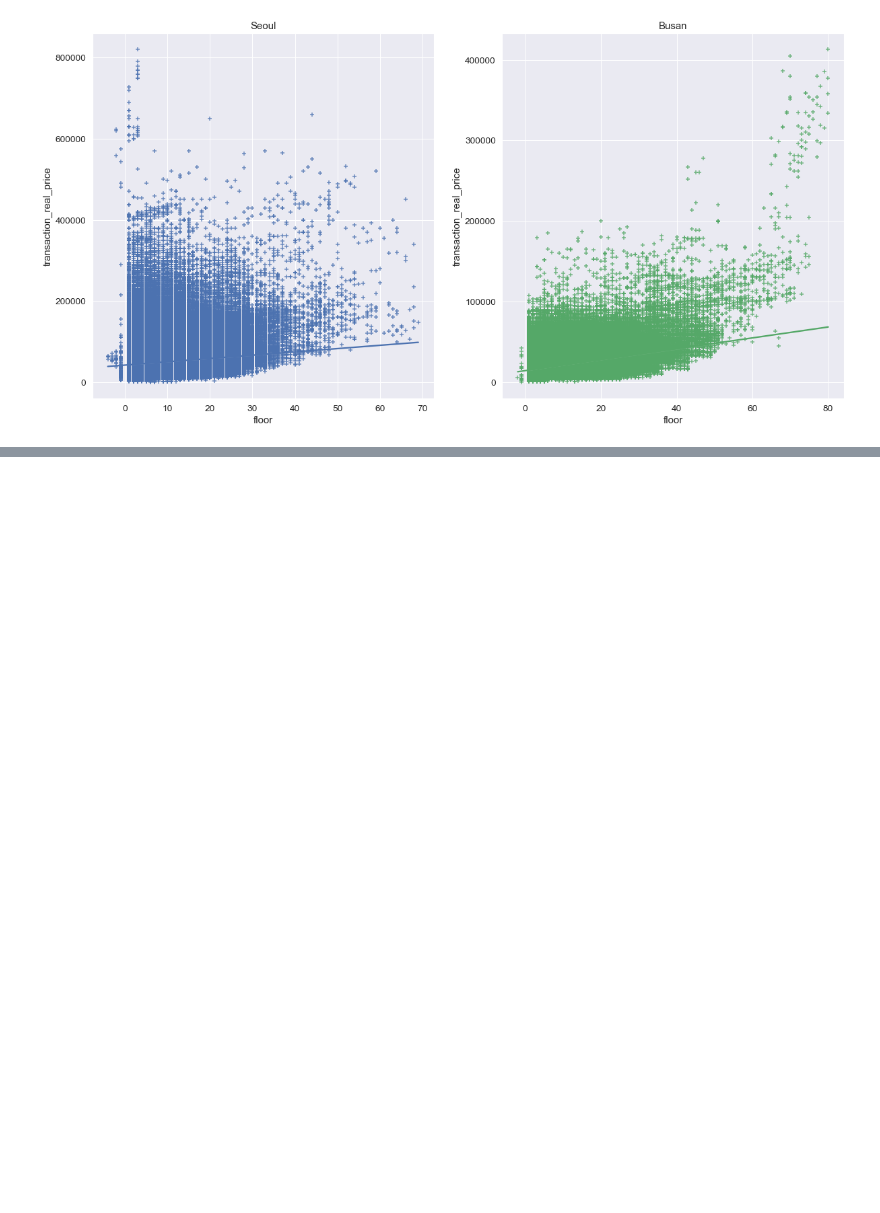
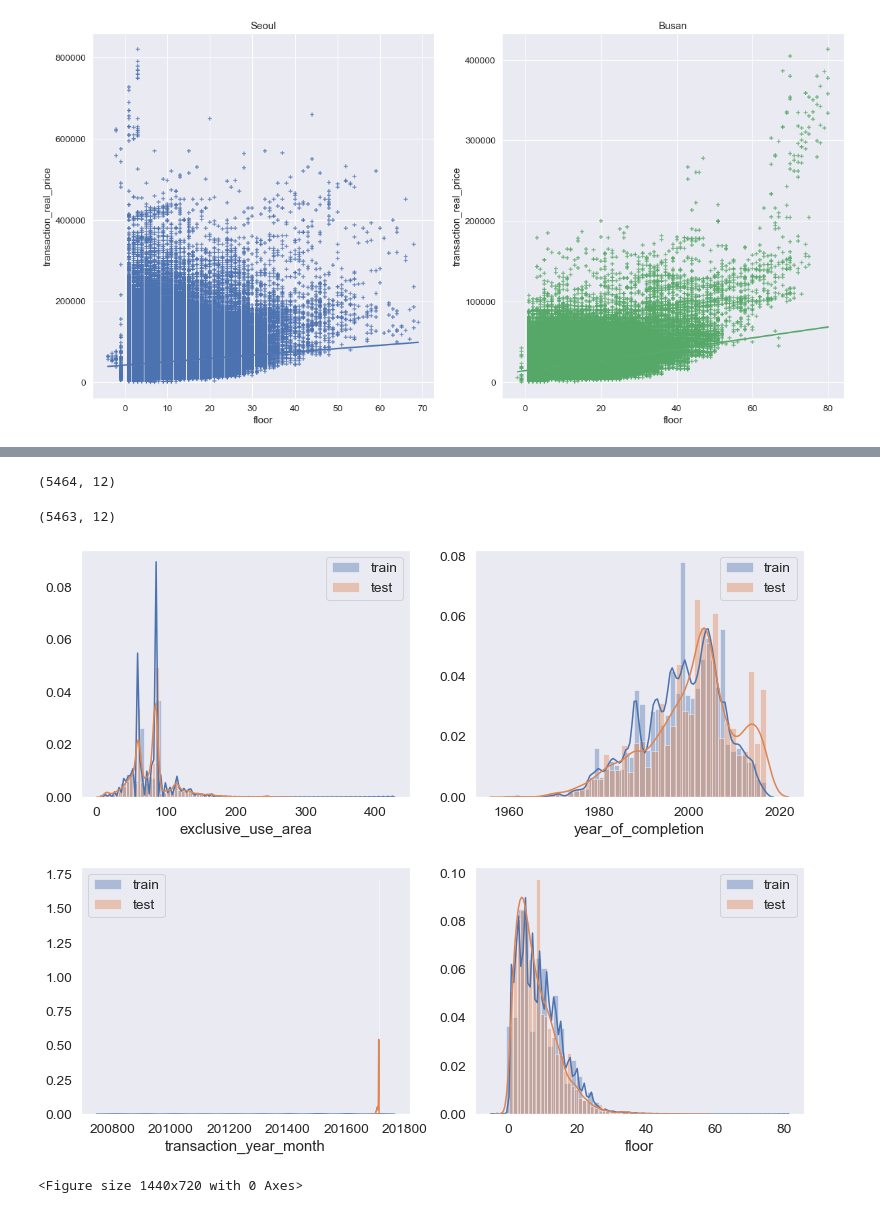
Before and after one commit to comojin1994/Machine_Learning, a Jupyter notebook: Regression/Apt_Real_Deel_Estimate_EDA.ipynb, the cells around one changed output, grey strips where cells are left out. Saved outputs shown, nothing was run; the diff lists cells and outputs as text; code cells hidden in the pictures; blank space fills up the shorter version.

Commit message:
Add EDA of Apt Real Deal Estimate

```diff
--- a/Regression/Apt_Real_Deel_Estimate_EDA.ipynb
+++ b/Regression/Apt_Real_Deel_Estimate_EDA.ipynb
@@ -416,0 +461,34 @@ plt.show()
+# %%
+print(test.shape)
+# %% [output]
+(5464, 12)
+# %%
+test = test[test['transaction_id'] != 99797]
+print(test.shape)
+# %% [output]
+(5463, 12)
+# %%
+temp = train.copy()
+# %%
+temp.drop(['transaction_real_price', 'transaction_id', 'apartment_id'], axis=1, inplace=True)
+# %%
+num_cols = temp.select_dtypes(include = ['int64', 'float64']).columns
+# %%
+ix = 1
+fig = plt.figure(figsize = (20, 10))
+for c in list(num_cols):
+    if ix <= 2:
+        ax2 = fig.add_subplot(2, 3, ix+3)
+        sns.distplot(train[c].dropna())
+        sns.distplot(test[c].dropna())
+        plt.legend(['train', 'test'])
+        plt.grid()
+    ix += 1
+    if ix == 3:
+        fig = plt.figure(figsize=(20, 10))
+        ix = 1
+del temp
+# %% [output]
+[figure, added]
+[figure, added]
+<Figure size 1440x720 with 0 Axes>
```
Also changed, not shown: parts of 7 cells of this notebook.
